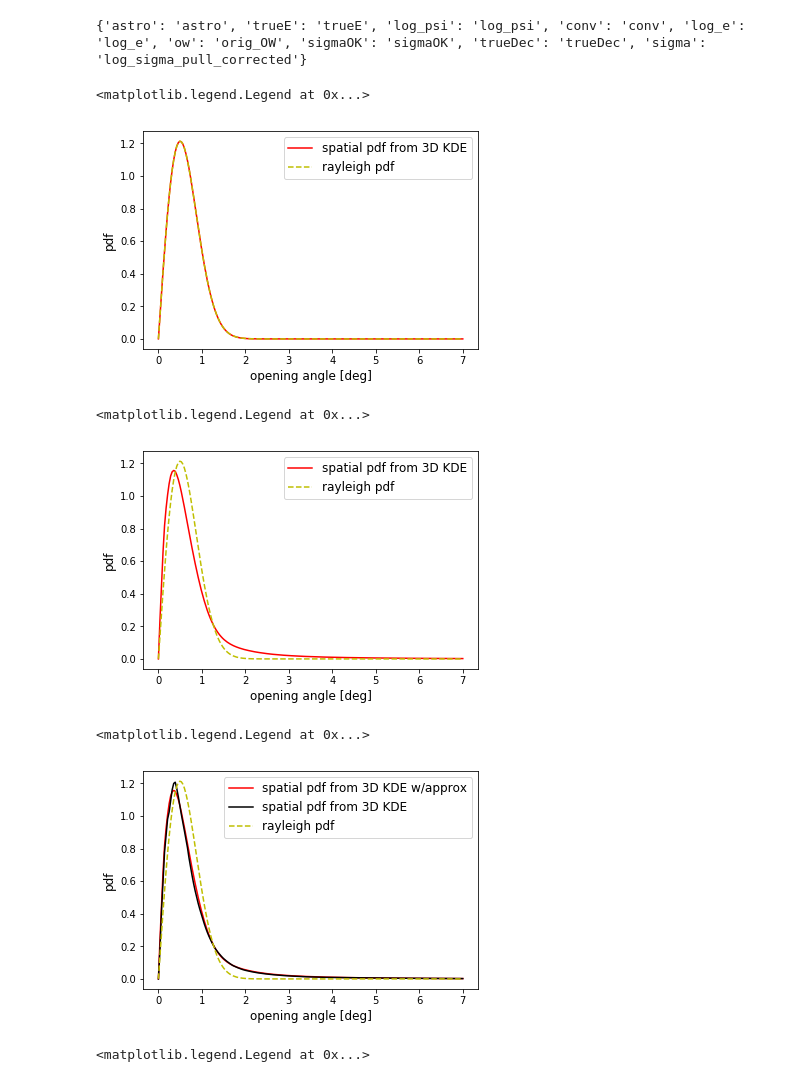
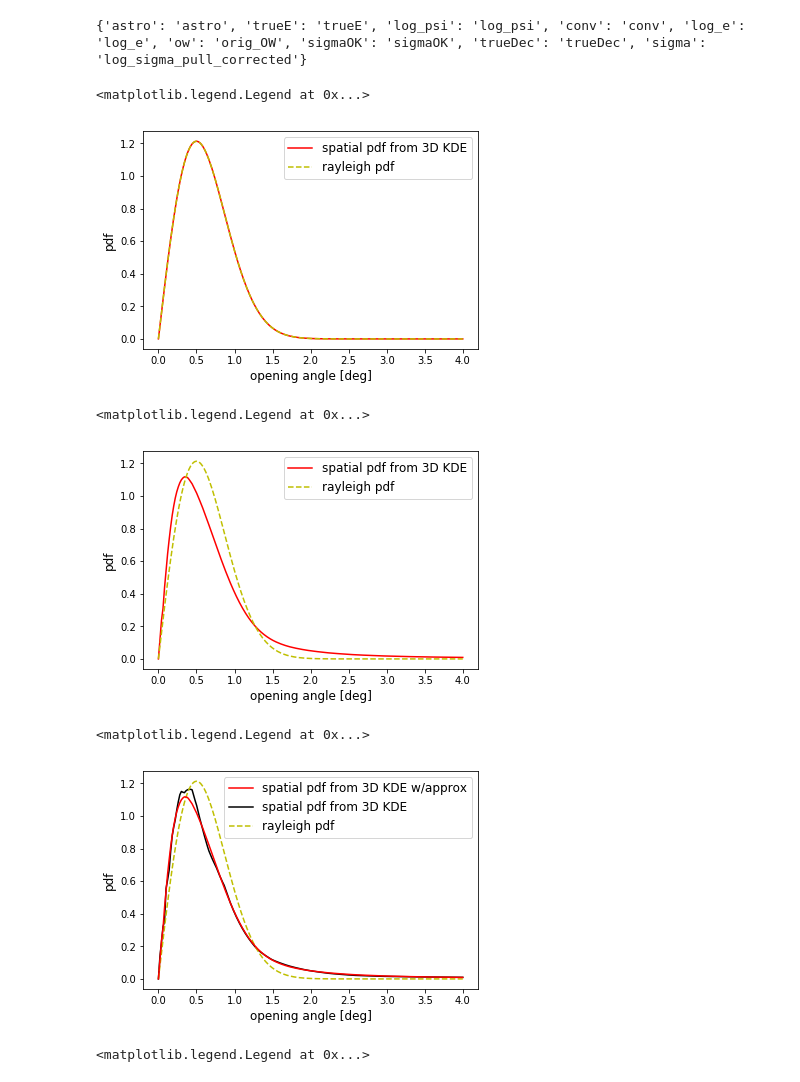
Before and after one commit to HansN87/KDE_v1.0, a Jupyter notebook: PSF_and_KDE_with_rayleigh_approx.ipynb, the cells around one changed output. Drawn from its saved outputs; the diff is of its cells as text; code cells hidden in the pictures.

```diff
--- a/PSF_and_KDE_with_rayleigh_approx.ipynb
+++ b/PSF_and_KDE_with_rayleigh_approx.ipynb
@@ -36,13 +36,13 @@ def powerlaw(energy, phi0=1.0*1e-18, gamma=2.0):
 def pl_weighting(mc, phi0=1.0*1e-18, gamma=gamma):
     return mc['orig_OW']*powerlaw(mc['trueE'], phi0=phi0, gamma=gamma)
 
-eval_energy = 1.e3 # 10 TeV
+eval_energy = 1.e4 # 10 TeV
 eval_logE = np.log10(eval_energy)
 
 eval_sigma = 0.5 # deg
 eval_logS = np.log10(np.deg2rad(eval_sigma))
 
-eval_psi = np.linspace(1.e-4, 7.0, 200) # deg
+eval_psi = np.linspace(1.e-4, 4.0, 200) # deg
 eval_logpsi = np.log10(np.deg2rad(eval_psi))
 
 arbitrary_constant = 4./10.
@@ -92,10 +90,10 @@ plt.ylabel('pdf', fontsize=12)
 plt.legend(fontsize=12)
 # %% [output]
 <matplotlib.legend.Legend at 0x...>
-[figure, old version]
+[figure, new version]
 # %%
 # use hybrid KDE as seed
-#binned_kde_3d_wapprox = kde_3d.generate_binned_kd([0.3, 0.065, 0.19], pdf_approx=hybrid_kde_3d)
+binned_kde_3d_wapprox = kde_3d.generate_binned_kd([0.3, 0.065, 0.19], pdf_approx=hybrid_kde_3d)
 # %%
 # visualize rayleigh pdf
 # and compare to KDE - should be identical by construction
@@ -123,38 +121,38 @@ plt.ylabel('pdf', fontsize=12)
 plt.legend(fontsize=12)
 # %% [output]
 <matplotlib.legend.Legend at 0x...>
-[figure, old version]
+[figure, new version]
 # %%
 # generate 3D binned KDE without approx
 binned_kde_3d = kde_3d.generate_binned_kd([ 0.09, 0.11, 0.19])
 # %%
 # compare all 3
 # evaluate KDEs
 
 kde_vals3d = []
 kde_vals2d = []
 
 for tp in eval_logpsi:
     coord = (tp, eval_logS, eval_logE)
     kde_vals3d.append(kde_3d.eval_point(binned_kde_3d, coord))
 
     coord = (eval_logS, eval_logE)
     kde_vals2d.append(kde_2d.eval_point(binned_kde_2d, coord))
 
 # visualize spatial term
 spatial_pdf_full = np.asarray(kde_vals3d) / np.asarray(kde_vals2d) *  1./np.power(10., eval_logpsi) * 1./np.log(10)
 
-plt.plot(eval_psi, spatial_pdf_full_approx * np.pi/180 , "r-", label="spatial pdf from 3D KDE w/approx")
+plt.plot(eval_psi, spatial_pdf_full_approx * np.pi/180 , "r-", label="spatial pdf from 3D KDE w/approx", zorder=100)
 plt.plot(eval_psi, spatial_pdf_full * np.pi/180 , "k-", label="spatial pdf from 3D KDE")
 ## round trip check
 y = eval_psi / eval_sigma**2 * np.exp(-0.5 * eval_psi**2 / eval_sigma**2)
 plt.plot(eval_psi, y, "y--", label='rayleigh pdf')
 plt.xlabel('opening angle [deg]', fontsize=12)
 plt.ylabel('pdf', fontsize=12)
 plt.legend(fontsize=12)
 # %% [output]
 <matplotlib.legend.Legend at 0x...>
-[figure, old version]
+[figure, new version]
 # %%
 # still need to port code below!
 # still need to port code below!
```
Also changed, not shown: parts of 1 cell of this notebook.
